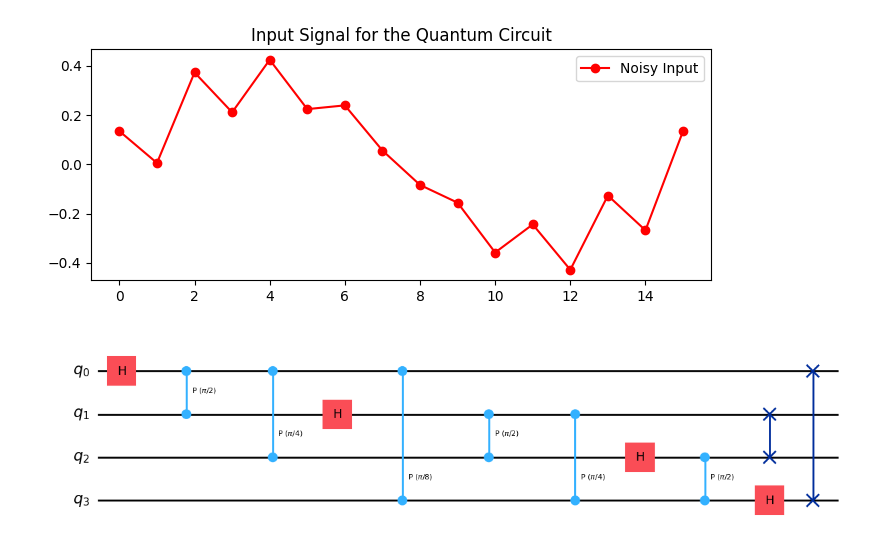
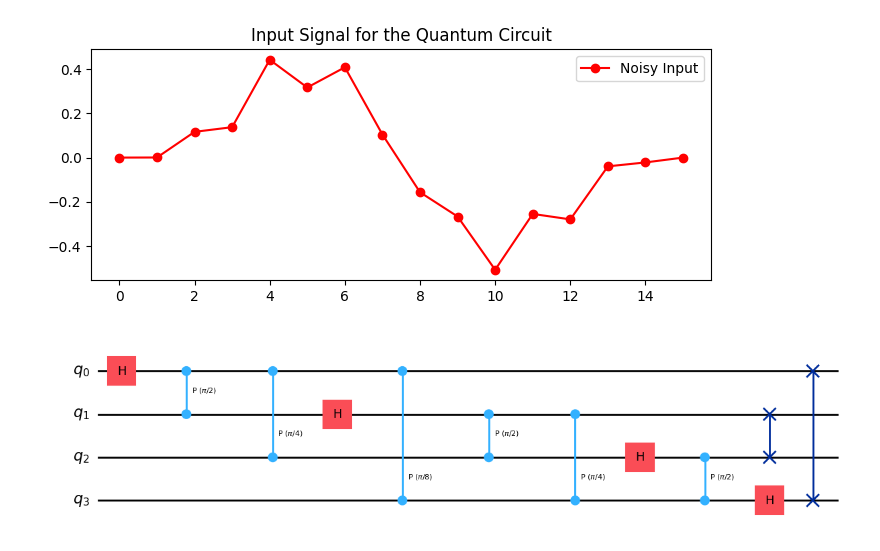
Before and after one commit to Sriram585/Quantum-Signal-Filtering-Noise-Removal, a Jupyter notebook: code.ipynb, the cells around one changed output. Drawn from its saved outputs; the diff is of its cells as text; code cells hidden in the pictures.

```diff
--- a/code.ipynb
+++ b/code.ipynb
@@ -1,28 +1,30 @@
 # %%
 import numpy as np
 import matplotlib.pyplot as plt
 from qiskit import QuantumCircuit
 from qiskit.quantum_info import Statevector
 
 
 N = 16
+n_qubits = int(np.log2(N))
 x = np.linspace(0, 1, N)
 
 # Signal = Low freq, Noise = High freq
 clean_signal = np.sin(2 * np.pi * x)
 noise = 0.4 * np.cos(8 * 2 * np.pi * x)
-noisy_signal = (clean_signal + noise)
+window = np.hanning(N)
+noisy_signal = (clean_signal + noise) * window
 
 # Normalize for quantum state preparation
 initial_state = noisy_signal / np.linalg.norm(noisy_signal)
 
 plt.figure(figsize=(8, 3))
 plt.plot(initial_state, 'r-o', label="Noisy Input")
 plt.title("Input Signal for the Quantum Circuit")
 plt.legend()
 plt.show()
 # %% [output]
-[figure, old version]
+[figure, new version]
 # %%
 def build_qft(n):
     qc = QuantumCircuit(n, name="QFT_Scratch")
```
Also changed, not shown: parts of 3 cells of this notebook.
